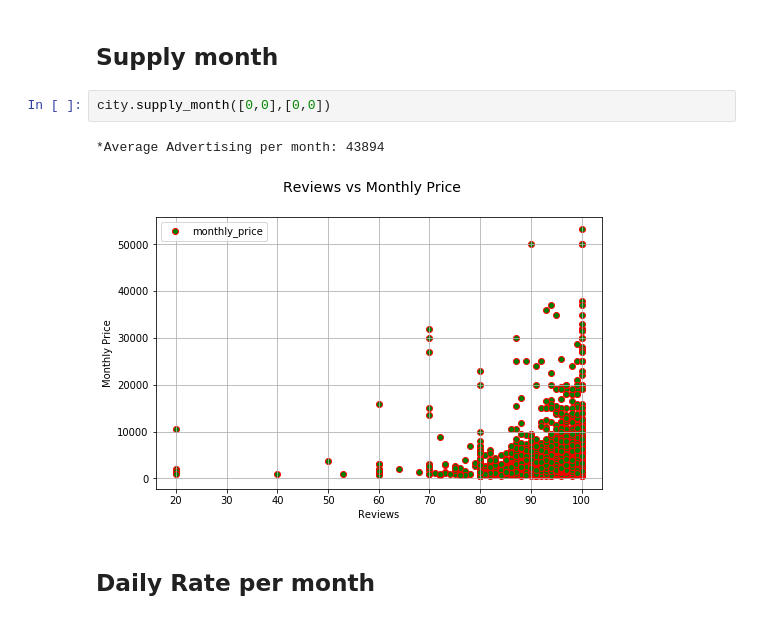
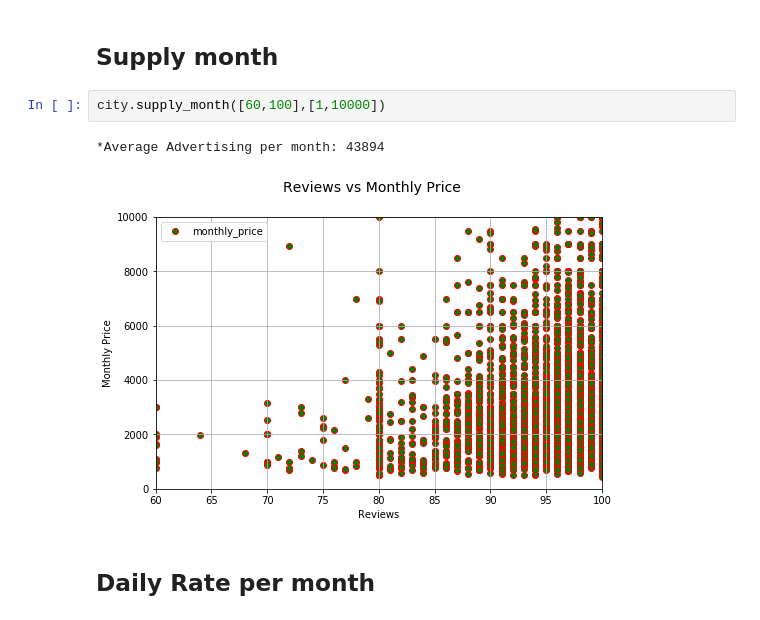
Before and after one commit to jorgelmarquez94/Project1, a Jupyter notebook: Airbnb_Front_End.ipynb, the cells around one changed output. Cells and saved outputs as stored; diff of their text form.

```diff
--- a/Airbnb_Front_End.ipynb
+++ b/Airbnb_Front_End.ipynb
@@ -212,10 +232,10 @@ city = Airbnb('CA')
 # %% [markdown]
 ## Supply month
-# %%
-city.supply_month([0,0],[0,0])
-# %% [output]
-*Average Advertising per month: 43894
-[figure, removed]
+# %%
+city.supply_month([60,100],[1,10000])
+# %% [output]
+*Average Advertising per month: 43894
+[figure, added]
 # %% [markdown]
 ## Daily Rate per month
 # %%
```
Also changed, not shown: parts of 13 cells of this notebook.
